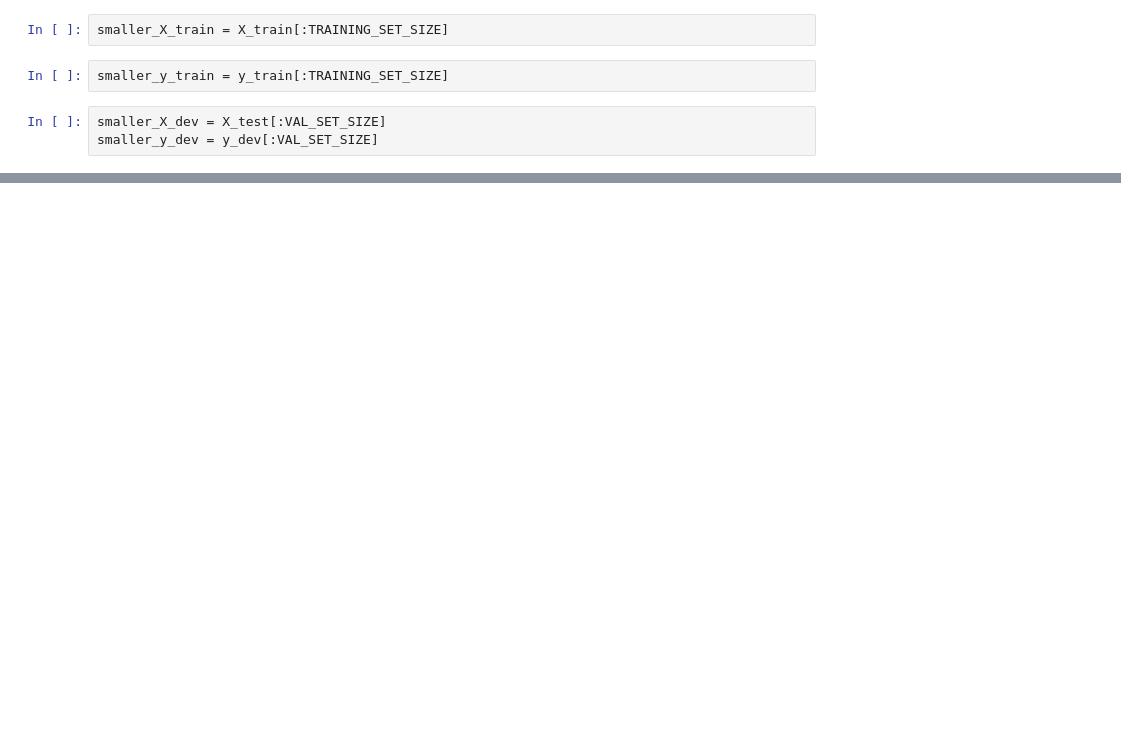
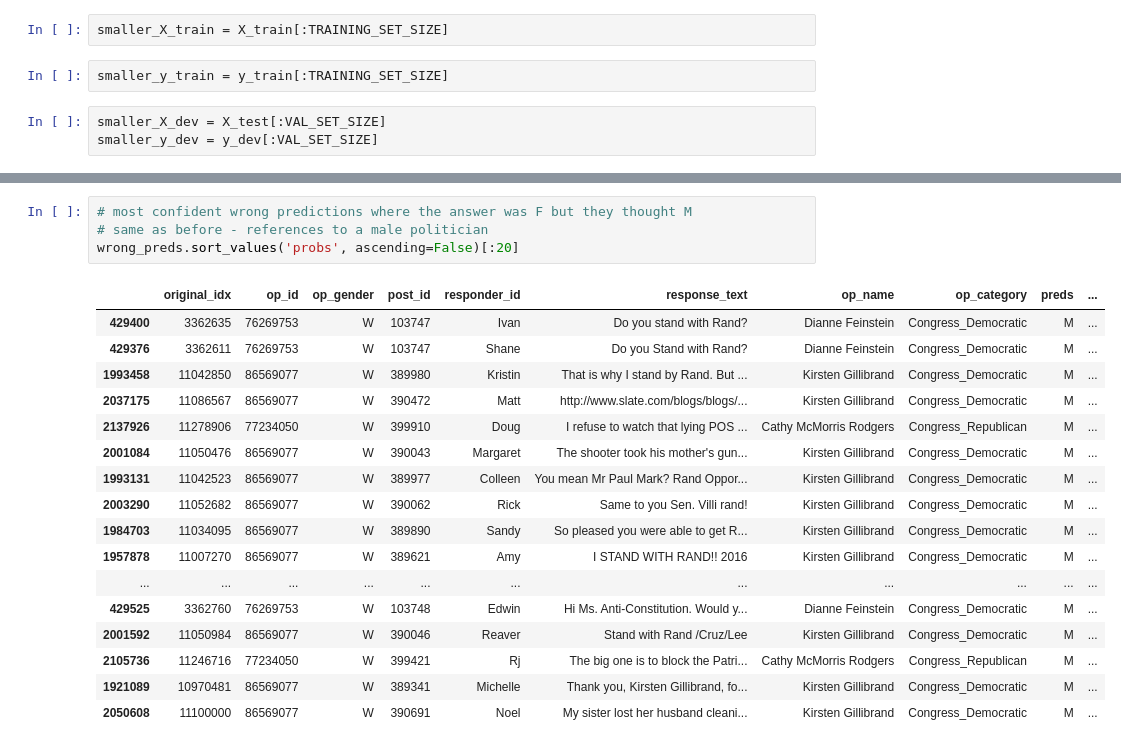
Before and after one commit to emrapport/w266-final-project, a Jupyter notebook: First_CNN_Attempt.ipynb, the cells around one changed output, grey strips where cells are left out. Saved outputs shown, nothing was run; the diff lists cells and outputs as text; blank space fills up the shorter version.

```diff
--- a/First_CNN_Attempt.ipynb
+++ b/First_CNN_Attempt.ipynb
@@ -294,0 +366,22 @@ plot_model(history)
+# %%
+# most confident wrong predictions where the answer was F but they thought M
+# same as before - references to a male politician
+wrong_preds.sort_values('probs', ascending=False)[:20]
+# %% [output]
+|  | original_idx | op_id | op_gender | post_id | responder_id | response_text | op_name | op_category | preds | ... |
+| 429400 | 3362635 | 76269753 | W | 103747 | Ivan | Do you stand with Rand? | Dianne Feinstein | Congress_Democratic | M | ... |
+| 429376 | 3362611 | 76269753 | W | 103747 | Shane | Do you Stand with Rand? | Dianne Feinstein | Congress_Democratic | M | ... |
+| 1993458 | 11042850 | 86569077 | W | 389980 | Kristin | That is why I stand by Rand. But ... | Kirsten Gillibrand | Congress_Democratic | M | ... |
+| 2037175 | 11086567 | 86569077 | W | 390472 | Matt | http://www.slate.com/blogs/blogs/... | Kirsten Gillibrand | Congress_Democratic | M | ... |
+| 2137926 | 11278906 | 77234050 | W | 399910 | Doug | I refuse to watch that lying POS ... | Cathy McMorris Rodgers | Congress_Republican | M | ... |
+| 2001084 | 11050476 | 86569077 | W | 390043 | Margaret | The shooter took his mother's gun... | Kirsten Gillibrand | Congress_Democratic | M | ... |
+| 1993131 | 11042523 | 86569077 | W | 389977 | Colleen | You mean Mr Paul Mark? Rand Oppor... | Kirsten Gillibrand | Congress_Democratic | M | ... |
+| 2003290 | 11052682 | 86569077 | W | 390062 | Rick | Same to you Sen. Villi rand! | Kirsten Gillibrand | Congress_Democratic | M | ... |
+| 1984703 | 11034095 | 86569077 | W | 389890 | Sandy | So pleased you were able to get R... | Kirsten Gillibrand | Congress_Democratic | M | ... |
+| 1957878 | 11007270 | 86569077 | W | 389621 | Amy | I STAND WITH RAND!! 2016 | Kirsten Gillibrand | Congress_Democratic | M | ... |
+| ... | ... | ... | ... | ... | ... | ... | ... | ... | ... | ... |
+| 429525 | 3362760 | 76269753 | W | 103748 | Edwin | Hi Ms. Anti-Constitution. Would y... | Dianne Feinstein | Congress_Democratic | M | ... |
+| 2001592 | 11050984 | 86569077 | W | 390046 | Reaver | Stand with Rand /Cruz/Lee | Kirsten Gillibrand | Congress_Democratic | M | ... |
+| 2105736 | 11246716 | 77234050 | W | 399421 | Rj | The big one is to block the Patri... | Cathy McMorris Rodgers | Congress_Republican | M | ... |
+| 1921089 | 10970481 | 86569077 | W | 389341 | Michelle | Thank you, Kirsten Gillibrand, fo... | Kirsten Gillibrand | Congress_Democratic | M | ... |
+| 2050608 | 11100000 | 86569077 | W | 390691 | Noel | My sister lost her husband cleani... | Kirsten Gillibrand | Congress_Democratic | M | ... |
```
Also changed, not shown: parts of 24 cells of this notebook.
